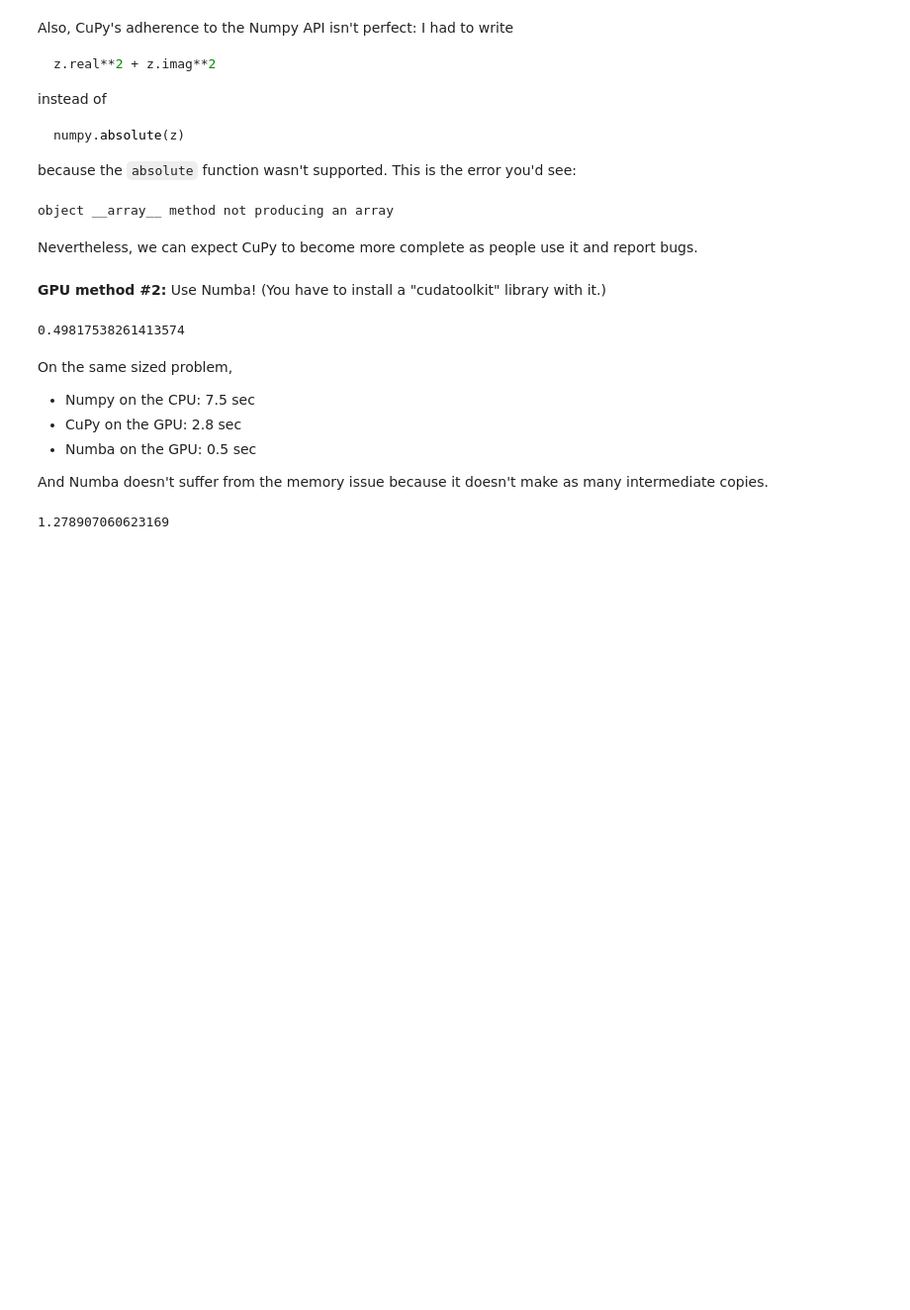
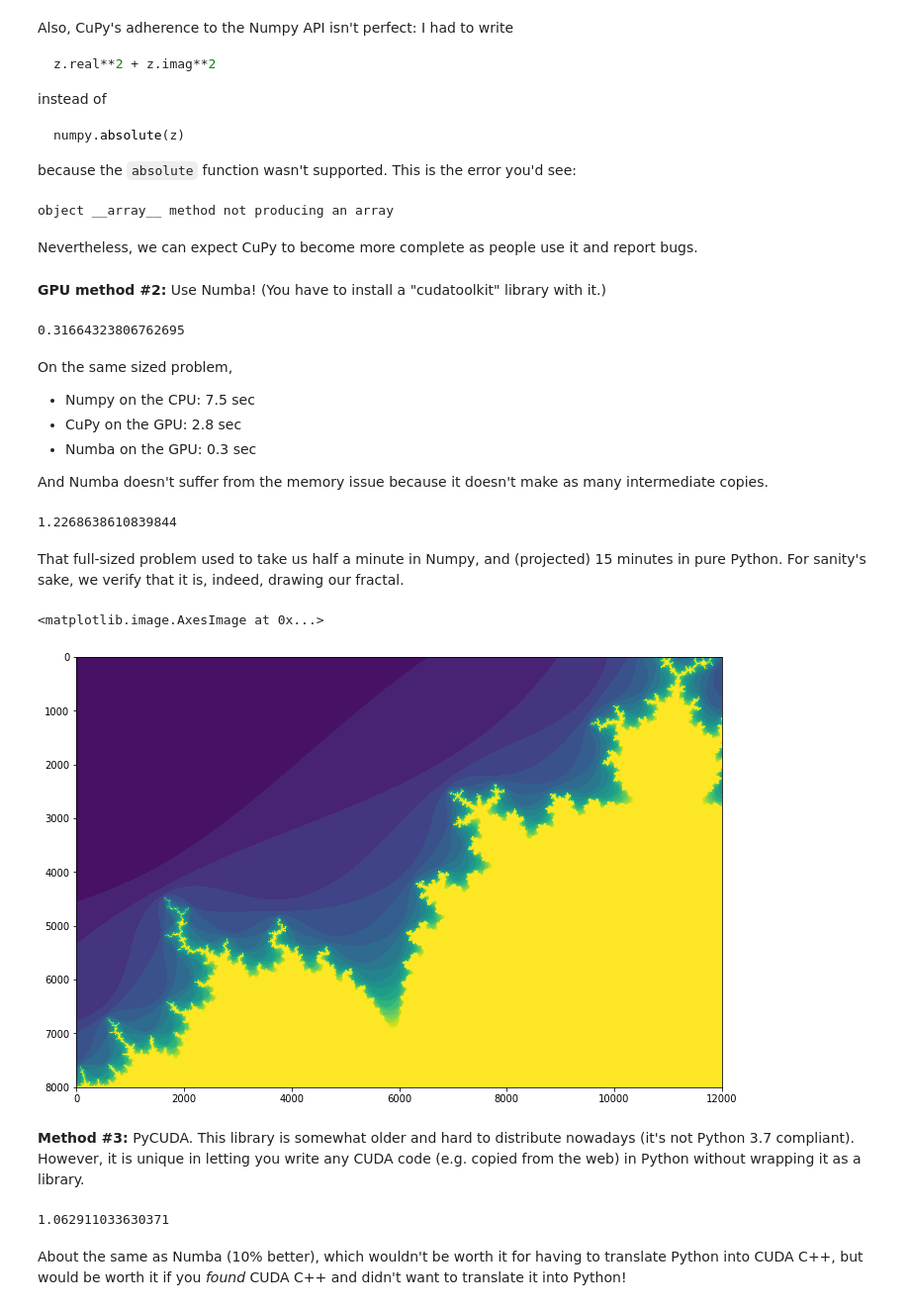
Before and after one commit to jpivarski-talks/python-numpy-mini-course, a Jupyter notebook: 7-gpu.ipynb, the cells around one changed output. Shown at 99% size. Drawn from its saved outputs; the diff is of its cells as text; code cells hidden in the pictures; blank space fills up the shorter version.

```diff
--- a/7-gpu.ipynb
+++ b/7-gpu.ipynb
@@ -113,11 +113,13 @@ Nevertheless, we can expect CuPy to become more complete as people use it and re
 **GPU method #2:** Use Numba! (You have to install a "cudatoolkit" library with it.)
 # %%
 import numba.cuda
+import math
 
 @numba.cuda.jit
 def as_cuda(c, fractal, maxiterations):
     x, y = numba.cuda.grid(2)     # 2 dimensional CUDA grid
     z = c[x, y]
+    fractal[x, y] = 20
     for i in range(maxiterations):
         z = z**2 + c[x, y]
         if abs(z) > 2:
@@ -127,20 +129,21 @@ def as_cuda(c, fractal, maxiterations):
 def run_numba(height, width, maxiterations=20):
     y, x = numpy.ogrid[-1:0:height*1j, -1.5:0:width*1j]
     c = x + y*1j
-    fractal = numpy.zeros(c.shape, dtype=numpy.int32) + maxiterations
-    return as_cuda(c, fractal, maxiterations)
+    fractal = numba.cuda.device_array(c.shape, dtype=numpy.int32)
+    as_cuda[(math.ceil(height / 32), math.ceil(width / 32)), (32, 32)](c, fractal, maxiterations)
+    return fractal
 # %%
 starttime = time.time()
 fractal = run_numba(4000, 6000)
 time.time() - starttime
 # %% [output]
-0.49817538261413574
+0.31664323806762695
 # %% [markdown]
 On the same sized problem,
 
    * Numpy on the CPU: 7.5 sec
    * CuPy on the GPU: 2.8 sec
-   * Numba on the GPU: 0.5 sec
+   * Numba on the GPU: 0.3 sec
 
 And Numba doesn't suffer from the memory issue because it doesn't make as many intermediate copies.
 # %%
@@ -148,4 +151,17 @@ starttime = time.time()
 fractal = run_numba(8000, 12000)    # full-sized problem
 time.time() - starttime
 # %% [output]
-1.278907060623169
+1.2268638610839844
+# %% [markdown]
+That full-sized problem used to take us half a minute in Numpy, and (projected) 15 minutes in pure Python. For sanity's sake, we verify that it is, indeed, drawing our fractal.
+# %%
+%matplotlib inline
+import matplotlib.pyplot as plt
+fig, ax = plt.subplots(figsize=(12, 8))
+ax.imshow(fractal)
+# ax.imshow(fractal[-2000:, :3000])
+# %% [output]
+<matplotlib.image.AxesImage at 0x...>
+[figure, added]
+# %% [markdown]
+**Method #3:** PyCUDA. This library is somewhat older and hard to distribute nowadays (it's not Python 3.7 compliant). However, it is unique in letting you write any CUDA code (e.g. copied from the web) in Python without wrapping it as a library.
@@ -151,0 +208,8 @@ time.time() - starttime
+# %%
+starttime = time.time()
+fractal = run_pycuda(8000, 12000)    # full-sized problem
+time.time() - starttime
+# %% [output]
+1.062911033630371
+# %% [markdown]
+About the same as Numba (10% better), which wouldn't be worth it for having to translate Python into CUDA C++, but would be worth it if you _found_ CUDA C++ and didn't want to translate it into Python!
```
Also changed, not shown: parts of 3 cells of this notebook, 1 other file.
